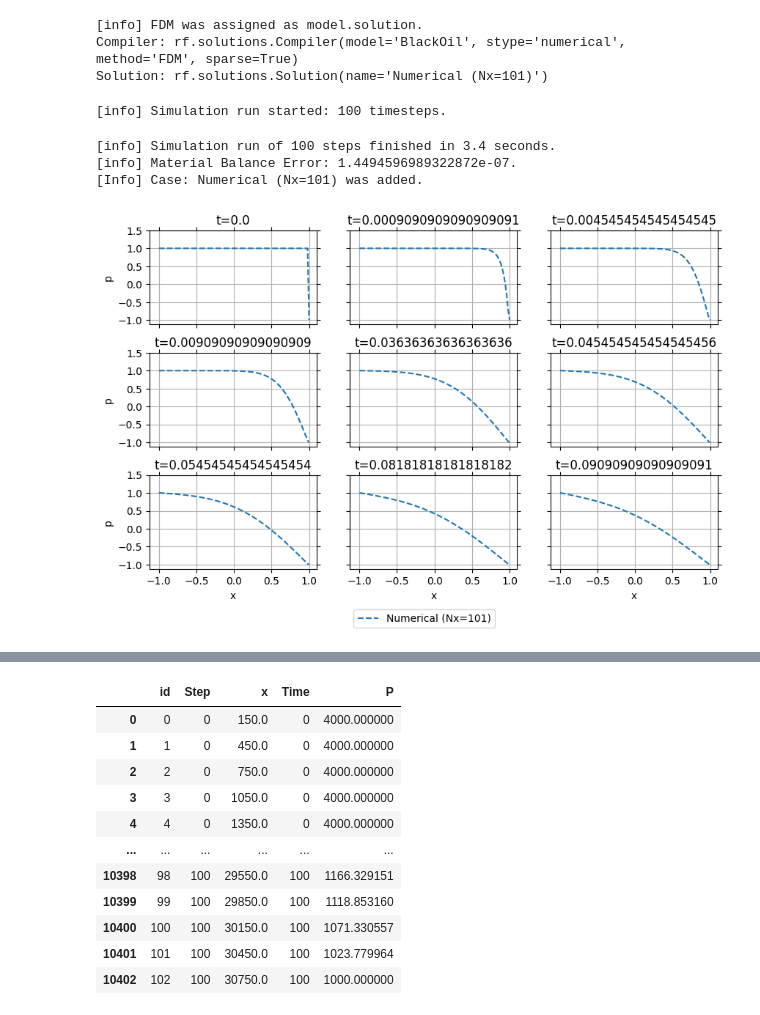
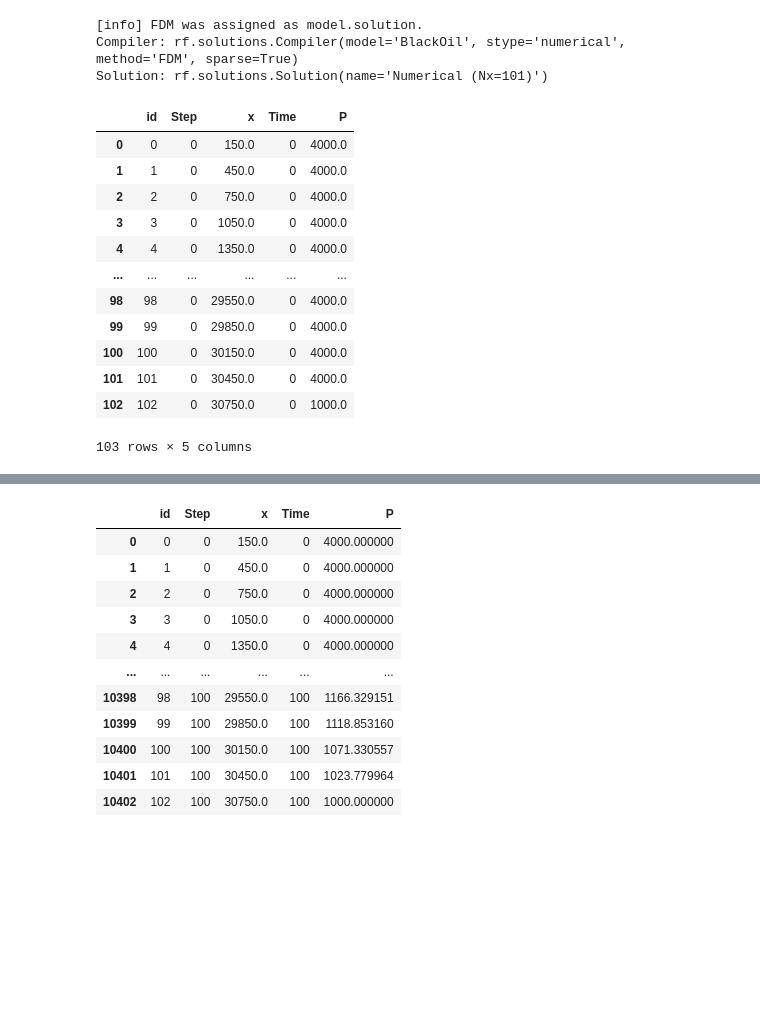
Before and after one commit to hiesabx/reservoirflow, a Jupyter notebook: docs/source/user_guide/tutorials/tutorial_different_solutions_1D1P.ipynb, the cells around one changed output, grey strips where cells are left out. Saved outputs shown, nothing was run; the diff lists cells and outputs as text; code cells hidden in the pictures; blank space fills up the shorter version.

```diff
--- a/docs/source/user_guide/tutorials/tutorial_different_solutions_1D1P.ipynb
+++ b/docs/source/user_guide/tutorials/tutorial_different_solutions_1D1P.ipynb
@@ -171,12 +176,31 @@ print("Solution:", repr(model.solution))
 [info] FDM was assigned as model.solution.
 Compiler: rf.solutions.Compiler(model='BlackOil', stype='numerical', method='FDM', sparse=True)
 Solution: rf.solutions.Solution(name='Numerical (Nx=101)')
-# %%
-model.run(**run_config)
-model.plot(True, True)
-# %% [output]
-[info] Simulation run started: 100 timesteps.
-[info] Simulation run of 100 steps finished in 3.4 seconds.
-[info] Material Balance Error: 1.4494596989322872e-07.
-[Info] Case: Numerical (Nx=101) was added.
-[figure, removed]
+# %%
+boundary = True
+scale = False
+
+df = model.get_df(
+    columns=["time", "cells_pressure"],
+    boundary=boundary,
+    units=False,
+    melt=True,
+    scale=scale,
+    drop_zero=False,
+    drop_nan=False,
+)
+df
+# %% [output]
+|  | id | Step | x | Time | P |
+| 0 | 0 | 0 | 150.0 | 0 | 4000.0 |
+| 1 | 1 | 0 | 450.0 | 0 | 4000.0 |
+| 2 | 2 | 0 | 750.0 | 0 | 4000.0 |
+| 3 | 3 | 0 | 1050.0 | 0 | 4000.0 |
+| 4 | 4 | 0 | 1350.0 | 0 | 4000.0 |
+| ... | ... | ... | ... | ... | ... |
+| 98 | 98 | 0 | 29550.0 | 0 | 4000.0 |
+| 99 | 99 | 0 | 29850.0 | 0 | 4000.0 |
+| 100 | 100 | 0 | 30150.0 | 0 | 4000.0 |
+| 101 | 101 | 0 | 30450.0 | 0 | 4000.0 |
+| 102 | 102 | 0 | 30750.0 | 0 | 1000.0 |
+103 rows × 5 columns
```
Also changed, not shown: parts of 14 cells of this notebook, 5 other files.
